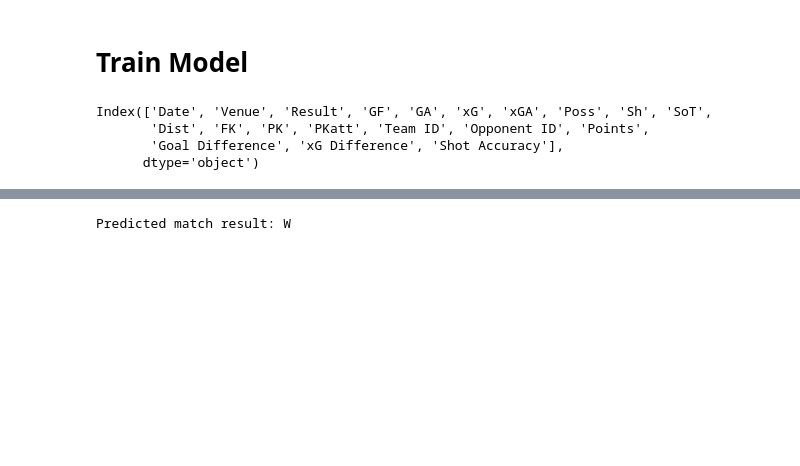
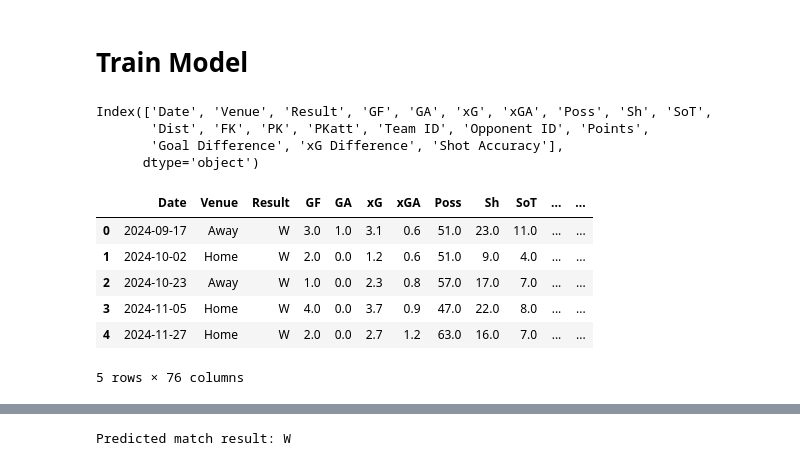
Before and after one commit to Matthieuhakim/UCL-2025-Prediction, a Jupyter notebook: Result_Prediction.ipynb, the cells around one changed output, grey strips where cells are left out. Saved outputs shown, nothing was run; the diff lists cells and outputs as text; code cells hidden in the pictures; blank space fills up the shorter version.

```diff
--- a/Result_Prediction.ipynb
+++ b/Result_Prediction.ipynb
@@ -13,3 +13,44 @@ Index(['Date', 'Venue', 'Result', 'GF', 'GA', 'xG', 'xGA', 'Poss', 'Sh', 'SoT',
        'Dist', 'FK', 'PK', 'PKatt', 'Team ID', 'Opponent ID', 'Points',
        'Goal Difference', 'xG Difference', 'Shot Accuracy'],
       dtype='object')
+# %%
+# Define the features of interest
+features = ['Points','GF', 'GA', 'xG', 'xGA', 'Sh', 'SoT', 'Goal Difference', 'xG Difference', 'Shot Accuracy', 'Poss', 'FK', 'PK', 'PKatt']
+
+# Compute mean and variance for each team
+team_stats = df.groupby("Team ID")[features].agg(['mean', 'var'])
+
+# Flatten column names
+team_stats.columns = ['_'.join(col).strip() for col in team_stats.columns]
+team_stats.reset_index(inplace=True)
+
+# Merge to get team statistics
+df = df.merge(team_stats, on="Team ID", how="left")
+
+# Rename columns for clarity
+team_col_map = {col: "Team_" + col for col in team_stats.columns if col != "Team ID"}
+df.rename(columns=team_col_map, inplace=True)
+
+# Merge to get opponent statistics
+df = df.merge(team_stats, left_on="Opponent ID", right_on="Team ID", how="left", suffixes=('', '_Opponent'))
+
+# Drop the redundant Team ID column from the second merge
+df.drop(columns=["Team ID_Opponent"], inplace=True)
+
+# Rename opponent columns
+opponent_col_map = {col: "Opponent_" + col for col in team_stats.columns if col != "Team ID"}
+df.rename(columns=opponent_col_map, inplace=True)
+
+# Save the processed dataset
+df.to_csv("processed_dataset.csv", index=False)
+
+# Display final dataframe
+df.head()
+# %% [output]
+|  | Date | Venue | Result | GF | GA | xG | xGA | Poss | Sh | SoT | ... | ... |
+| 0 | 2024-09-17 | Away | W | 3.0 | 1.0 | 3.1 | 0.6 | 51.0 | 23.0 | 11.0 | ... | ... |
+| 1 | 2024-10-02 | Home | W | 2.0 | 0.0 | 1.2 | 0.6 | 51.0 | 9.0 | 4.0 | ... | ... |
+| 2 | 2024-10-23 | Away | W | 1.0 | 0.0 | 2.3 | 0.8 | 57.0 | 17.0 | 7.0 | ... | ... |
+| 3 | 2024-11-05 | Home | W | 4.0 | 0.0 | 3.7 | 0.9 | 47.0 | 22.0 | 8.0 | ... | ... |
+| 4 | 2024-11-27 | Home | W | 2.0 | 0.0 | 2.7 | 1.2 | 63.0 | 16.0 | 7.0 | ... | ... |
+5 rows × 76 columns
```
Also changed, not shown: parts of 10 cells of this notebook, 5 other files.
